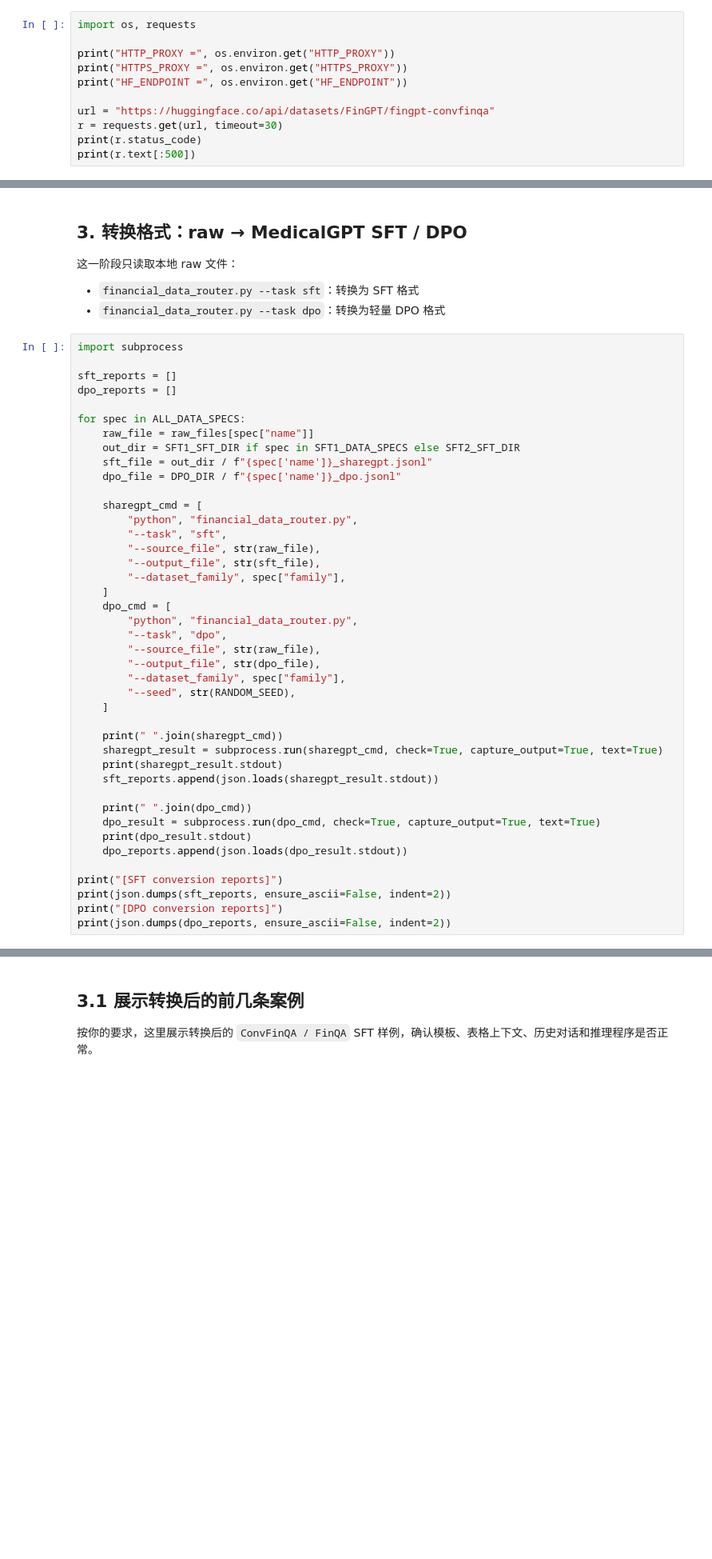
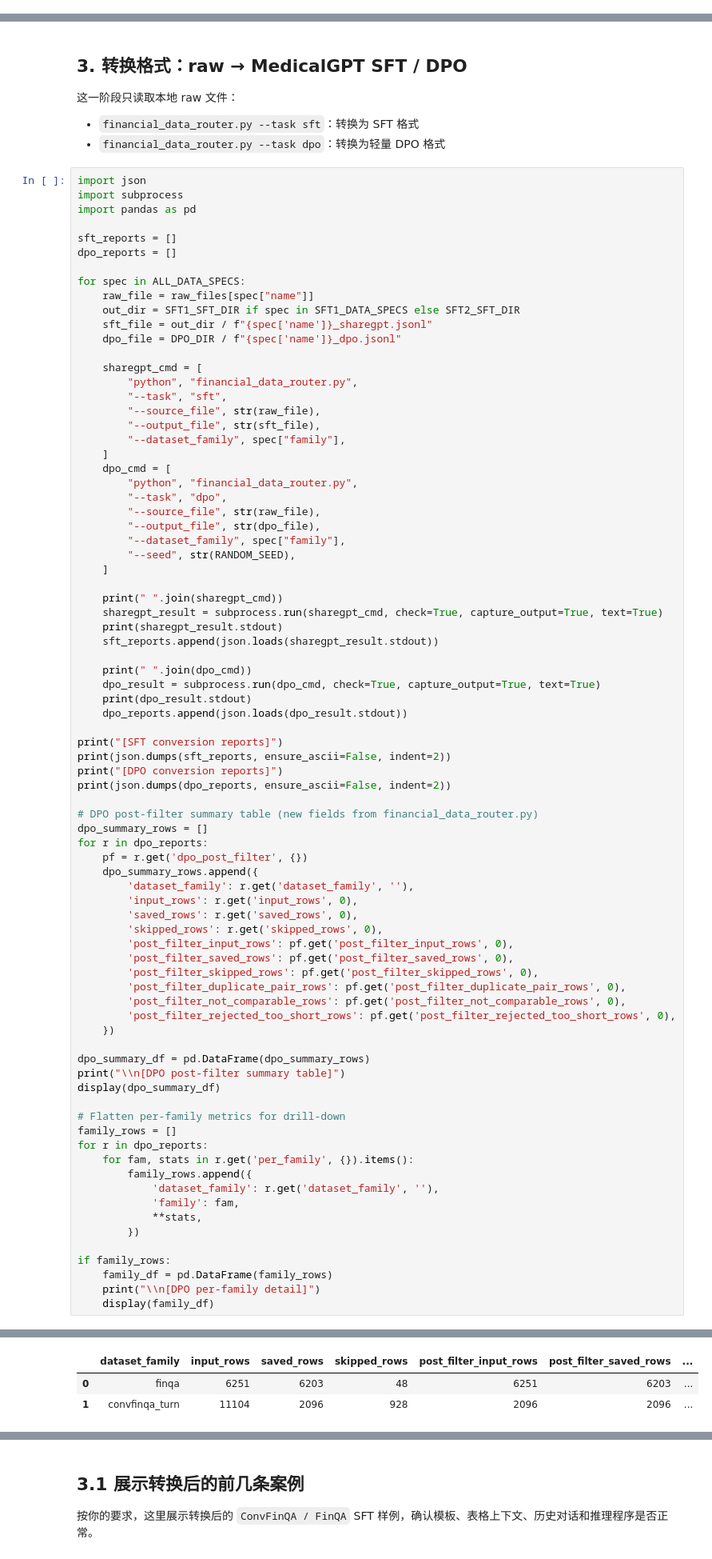
Before and after one commit to rosa-lie/FinQA, a Jupyter notebook: run_fingpt_min.ipynb, the cells around one changed output, grey strips where cells are left out. Shown at 80% size. Drawn from its saved outputs; the diff is of its cells as text; blank space fills up the shorter version.

Commit message:
fix: sft & dpo dataset

```diff
--- a/run_fingpt_min.ipynb
+++ b/run_fingpt_min.ipynb
@@ -323,11 +285,0 @@ os.environ["HTTPS_PROXY"] = "http://127.0.0.1:7890"
-# %%
-import os, requests
-
-print("HTTP_PROXY =", os.environ.get("HTTP_PROXY"))
-print("HTTPS_PROXY =", os.environ.get("HTTPS_PROXY"))
-print("HF_ENDPOINT =", os.environ.get("HF_ENDPOINT"))
-
-url = "https://huggingface.co/api/datasets/FinGPT/fingpt-convfinqa"
-r = requests.get(url, timeout=30)
-print(r.status_code)
-print(r.text[:500])
@@ -427,7 +373,9 @@ for spec in SFT1_DATA_SPECS:
 - `financial_data_router.py --task sft`：转换为 SFT 格式
 - `financial_data_router.py --task dpo`：转换为轻量 DPO 格式
 # %%
+import json
 import subprocess
+import pandas as pd
 
 sft_reports = []
 dpo_reports = []
@@ -468,6 +416,42 @@ print("[SFT conversion reports]")
 print(json.dumps(sft_reports, ensure_ascii=False, indent=2))
 print("[DPO conversion reports]")
 print(json.dumps(dpo_reports, ensure_ascii=False, indent=2))
+
+# DPO post-filter summary table (new fields from financial_data_router.py)
+dpo_summary_rows = []
+for r in dpo_reports:
+    pf = r.get('dpo_post_filter', {})
+    dpo_summary_rows.append({
+        'dataset_family': r.get('dataset_family', ''),
+        'input_rows': r.get('input_rows', 0),
+        'saved_rows': r.get('saved_rows', 0),
+        'skipped_rows': r.get('skipped_rows', 0),
+        'post_filter_input_rows': pf.get('post_filter_input_rows', 0),
+        'post_filter_saved_rows': pf.get('post_filter_saved_rows', 0),
+        'post_filter_skipped_rows': pf.get('post_filter_skipped_rows', 0),
+        'post_filter_duplicate_pair_rows': pf.get('post_filter_duplicate_pair_rows', 0),
+        'post_filter_not_comparable_rows': pf.get('post_filter_not_comparable_rows', 0),
+        'post_filter_rejected_too_short_rows': pf.get('post_filter_rejected_too_short_rows', 0),
+    })
+
+dpo_summary_df = pd.DataFrame(dpo_summary_rows)
+print("\\n[DPO post-filter summary table]")
+display(dpo_summary_df)
+
+# Flatten per-family metrics for drill-down
+family_rows = []
+for r in dpo_reports:
+    for fam, stats in r.get('per_family', {}).items():
+        family_rows.append({
+            'dataset_family': r.get('dataset_family', ''),
+            'family': fam,
+            **stats,
+        })
+
+if family_rows:
+    family_df = pd.DataFrame(family_rows)
+    print("\\n[DPO per-family detail]")
+    display(family_df)
 # %% [output]
 python financial_data_router.py --task sft --source_file /root/autodl-tmp/data/financial_reasoning/raw/finqa/train.json --output_file /root/autodl-tmp/data/financial_reasoning/sft1_sharegpt/finqa_trai ...
 {
@@ -488,0 +473,3 @@ python financial_data_router.py --task sft --source_file /root/autodl-tmp/data/f
+|  | dataset_family | input_rows | saved_rows | skipped_rows | post_filter_input_rows | post_filter_saved_rows | ... |
+| 0 | finqa | 6251 | 6203 | 48 | 6251 | 6203 | ... |
+| 1 | convfinqa_turn | 11104 | 2096 | 928 | 2096 | 2096 | ... |
```
Also changed, not shown: parts of 27 cells of this notebook, 5 other files.
